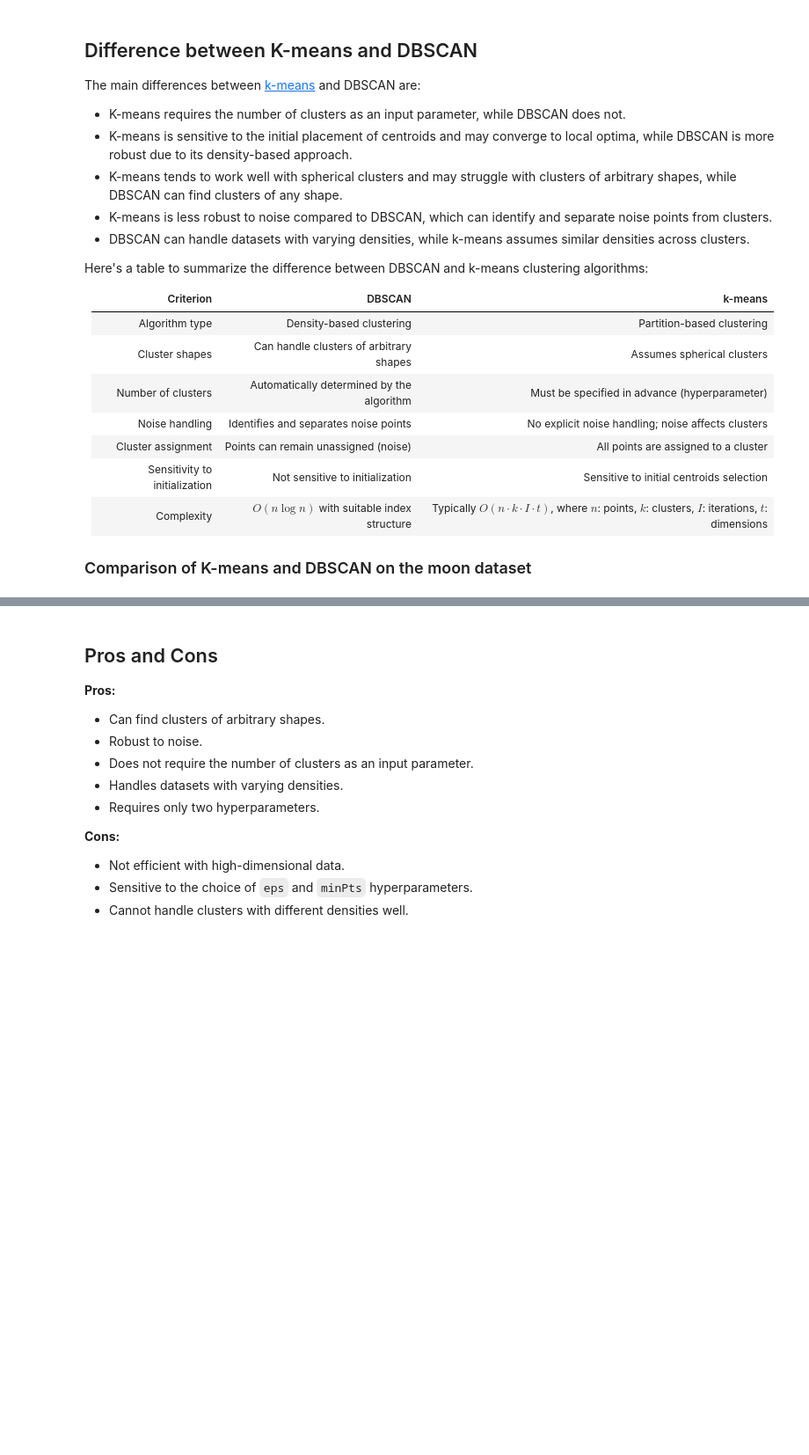
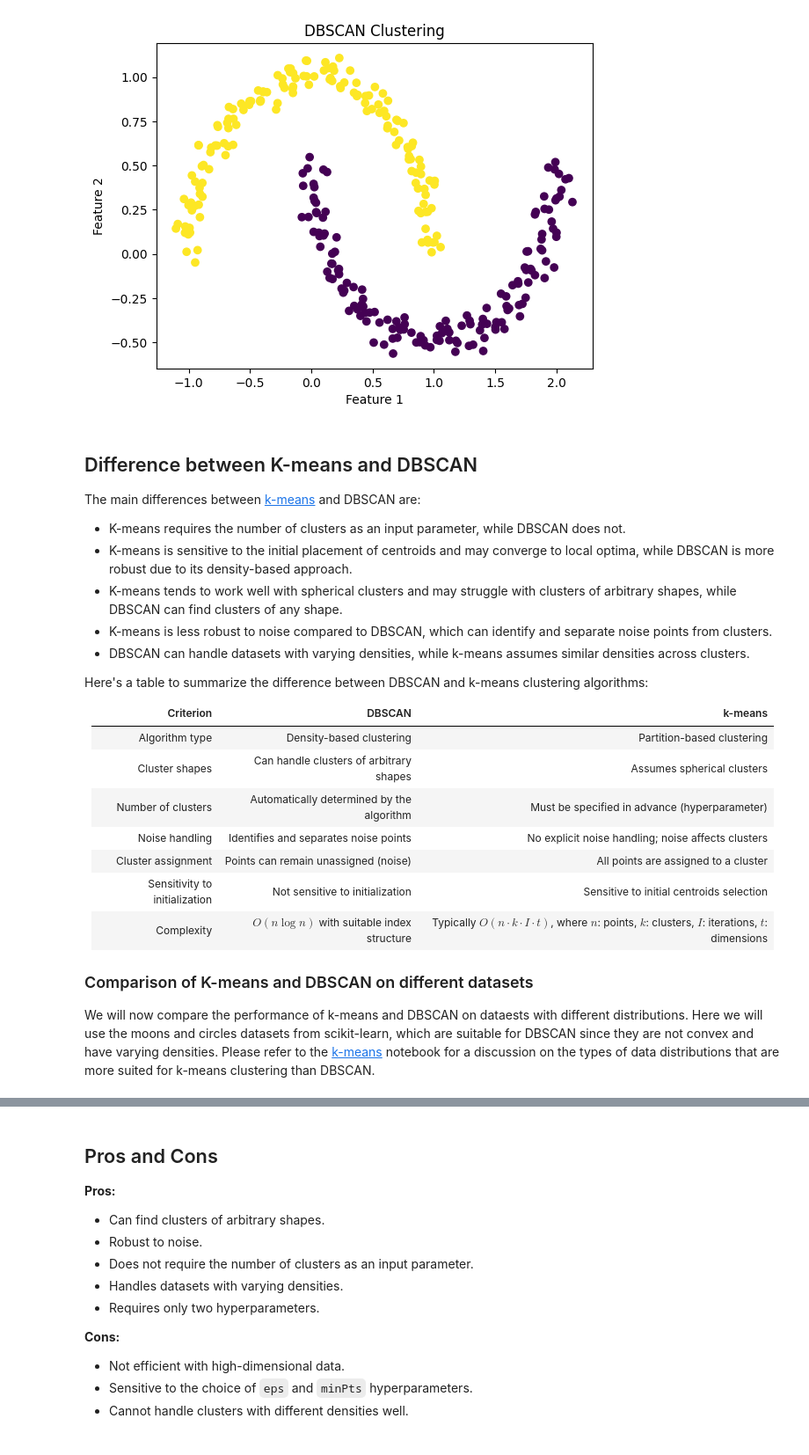
Before and after one commit to CSkylarL/DataScience-MachineLearning, a Jupyter notebook: algorithm/unsupervised_machine_learning/DBSCN.ipynb, the cells around one changed output, grey strips where cells are left out. Shown at 88% size. Cells and saved outputs as stored; diff of their text form; code cells hidden in the pictures; blank space fills up the shorter version.

Commit message:
complete k-means and dbscn

```diff
--- a/algorithm/unsupervised_machine_learning/DBSCN.ipynb
+++ b/algorithm/unsupervised_machine_learning/DBSCN.ipynb
@@ -119,27 +149,16 @@ Fontconfig warning: ignoring UTF-8: not a valid region tag
 # %%
-import numpy as np
-import matplotlib.pyplot as plt
-from sklearn.datasets import make_moons
-from sklearn.cluster import DBSCAN
-from sklearn.metrics import silhouette_score
-
-# Generate the "two moons" dataset
-X, y = make_moons(n_samples=300, noise=0.05, random_state=42)
-
 # Apply the DBSCAN algorithm
 dbscan = DBSCAN(eps=0.2, min_samples=5)
 clusters = dbscan.fit_predict(X)
-
-# Evaluate the model using silhouette score
-score = silhouette_score(X, clusters)
-print(f"Silhouette Score: {score:.2f}")
 
 # Visualize the results
 plt.scatter(X[:, 0], X[:, 1], c=clusters, cmap='viridis')
 plt.xlabel('Feature 1')
 plt.ylabel('Feature 2')
 plt.title('DBSCAN Clustering')
 plt.show()
+# %% [output]
+[figure, added]
 # %% [markdown]
 ## Difference between K-means and DBSCAN
 
@@ -162,4 +181,6 @@ Here's a table to summarize the difference between DBSCAN and k-means clustering
 | Cluster assignment   | Points can remain unassigned (noise)            | All points are assigned to a cluster             |
 | Sensitivity to initialization | Not sensitive to initialization       | Sensitive to initial centroids selection         |
 | Complexity           | $O(n \log n)$ with suitable index structure     | Typically $O(n \cdot k \cdot I \cdot t)$, where $n$: points, $k$: clusters, $I$: iterations, $t$: dimensions |
-### Comparison of K-means and DBSCAN on the moon dataset
+
+### Comparison of K-means and DBSCAN on different datasets
+We will now compare the performance of k-means and DBSCAN on dataests with different distributions. Here we will use the moons and circles datasets from scikit-learn, which are suitable for DBSCAN since they are not convex and have varying densities. Please refer to the [k-means](./Kmeans.ipynb) notebook for a discussion on the types of data distributions that are more suited for k-means clustering than DBSCAN.
```
Also changed, not shown: parts of 12 cells of this notebook, 1 other file.
